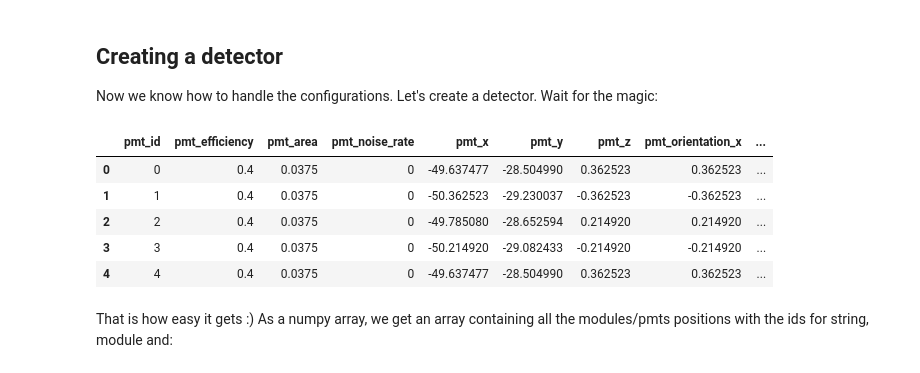
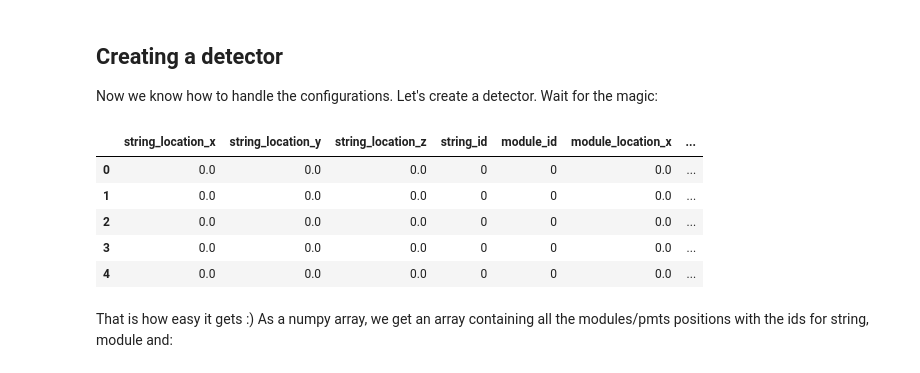
Before and after one commit to pone-software/ananke, a Jupyter notebook: notebooks/01_work_with_detectors.ipynb, the cells around one changed output. Saved outputs shown, nothing was run; the diff lists cells and outputs as text; code cells hidden in the pictures.

```diff
--- a/notebooks/01_work_with_detectors.ipynb
+++ b/notebooks/01_work_with_detectors.ipynb
@@ -154,38 +154,40 @@ Now we know how to handle the configurations. Let's create a detector. Wait for
 # %%
 from ananke.services.detector import DetectorBuilderService
 
 configuration = {
     "string": {
-        "module_number": 20,
-        "module_distance": 50
+        "module_number": 2,
+        "module_distance": 10 # in m
     },
     "pmt": {
-        "efficiency": 0.4
+        "efficiency": 0.4 # between 0 and 1
     },
     "module": {
-        "radius": 0.4
+        "radius": 0.4 # in m
     },
     "geometry": {
-        "type": "triangular",
-        "side_length": 100,
+        "type": "single",
+        #"side_length": 100,
+        #"number_of_strings_per_side": 3,
+        #"distance_between_strings": 100.0
     },
     "seed": 4545
 }
 
 detector_configuration = DetectorConfiguration.parse_obj(configuration)
 
 detector_service = DetectorBuilderService()
 
 detector = detector_service.get(detector_configuration)
 
 detector.df.head()
 # %% [output]
-|  | pmt_id | pmt_efficiency | pmt_area | pmt_noise_rate | pmt_x | pmt_y | pmt_z | pmt_orientation_x | ... |
-| 0 | 0 | 0.4 | 0.0375 | 0 | -49.637477 | -28.504990 | 0.362523 | 0.362523 | ... |
-| 1 | 1 | 0.4 | 0.0375 | 0 | -50.362523 | -29.230037 | -0.362523 | -0.362523 | ... |
-| 2 | 2 | 0.4 | 0.0375 | 0 | -49.785080 | -28.652594 | 0.214920 | 0.214920 | ... |
-| 3 | 3 | 0.4 | 0.0375 | 0 | -50.214920 | -29.082433 | -0.214920 | -0.214920 | ... |
-| 4 | 4 | 0.4 | 0.0375 | 0 | -49.637477 | -28.504990 | 0.362523 | 0.362523 | ... |
+|  | string_location_x | string_location_y | string_location_z | string_id | module_id | module_location_x | ... |
+| 0 | 0.0 | 0.0 | 0.0 | 0 | 0 | 0.0 | ... |
+| 1 | 0.0 | 0.0 | 0.0 | 0 | 0 | 0.0 | ... |
+| 2 | 0.0 | 0.0 | 0.0 | 0 | 0 | 0.0 | ... |
+| 3 | 0.0 | 0.0 | 0.0 | 0 | 0 | 0.0 | ... |
+| 4 | 0.0 | 0.0 | 0.0 | 0 | 0 | 0.0 | ... |
 # %% [markdown]
 That is how easy it gets :) As a numpy array, we get an array containing all the modules/pmts positions with the ids for string, module and:
 # %%
```
Also changed, not shown: parts of 7 cells of this notebook, 10 other files.
